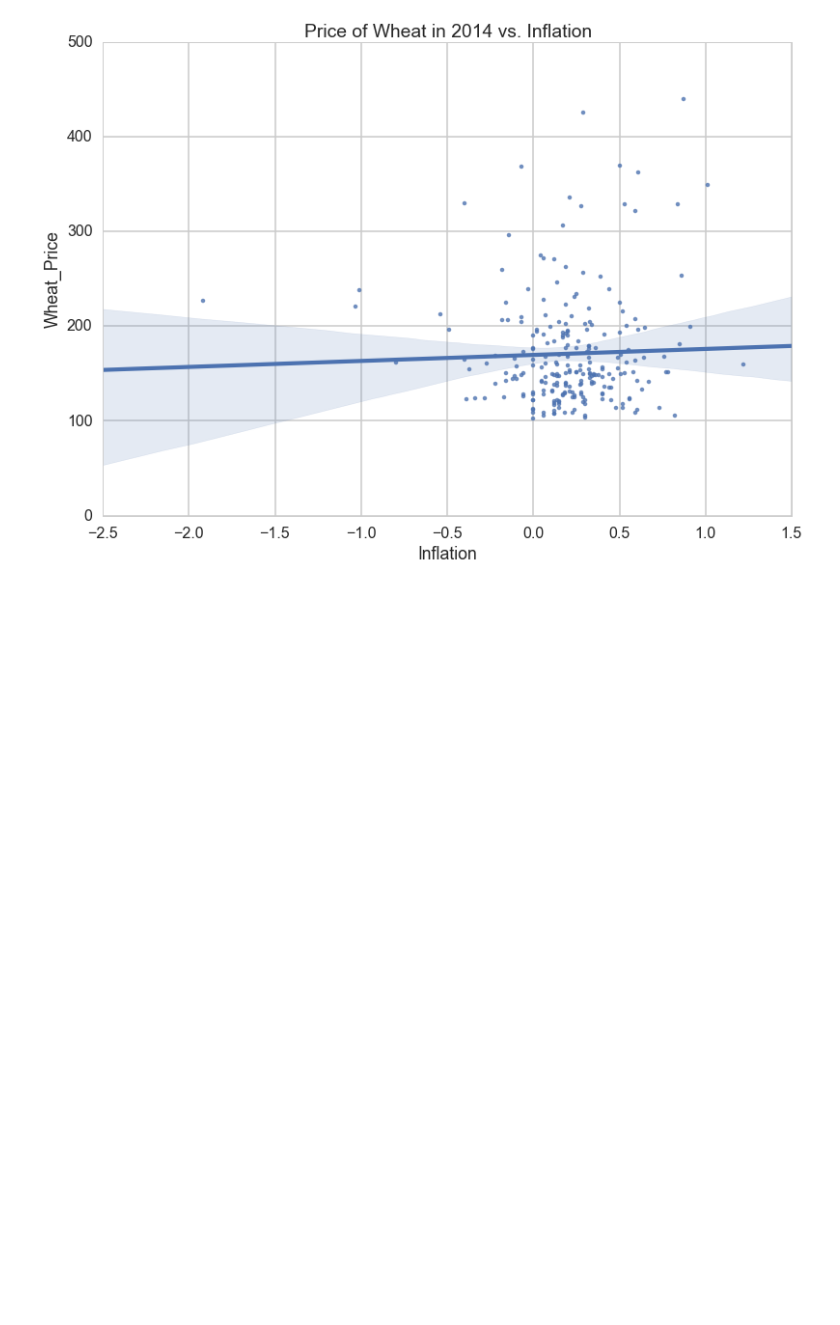
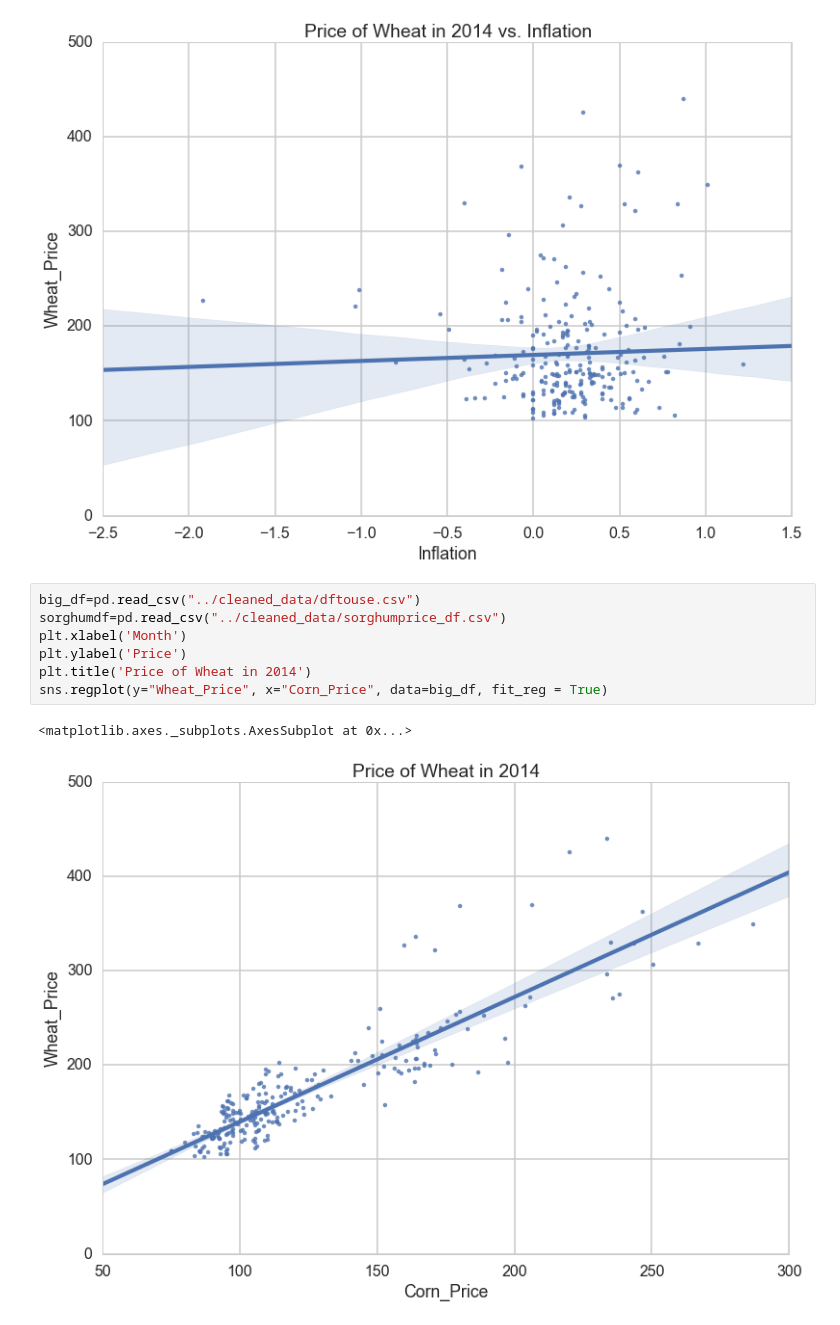
Before and after one commit to dwang953/109-Project, a Jupyter notebook: working_notebooks/NaiveLinearRegression.ipynb, the cells around one changed output. Cells and saved outputs as stored; diff of their text form; blank space fills up the shorter version.

```diff
--- a/working_notebooks/NaiveLinearRegression.ipynb
+++ b/working_notebooks/NaiveLinearRegression.ipynb
@@ -160,3 +160,13 @@ sns.regplot(y="Wheat_Price", x="Inflation", data=big_df, fit_reg = True)
 # %% [output]
 <matplotlib.axes._subplots.AxesSubplot at 0x...>
 [figure]
+# %%
+big_df=pd.read_csv("../cleaned_data/dftouse.csv")
+sorghumdf=pd.read_csv("../cleaned_data/sorghumprice_df.csv")
+plt.xlabel('Month')
+plt.ylabel('Price')
+plt.title('Price of Wheat in 2014')
+sns.regplot(y="Wheat_Price", x="Corn_Price", data=big_df, fit_reg = True)
+# %% [output]
+<matplotlib.axes._subplots.AxesSubplot at 0x...>
+[figure, added]
```
Also changed, not shown: 1 other file.
